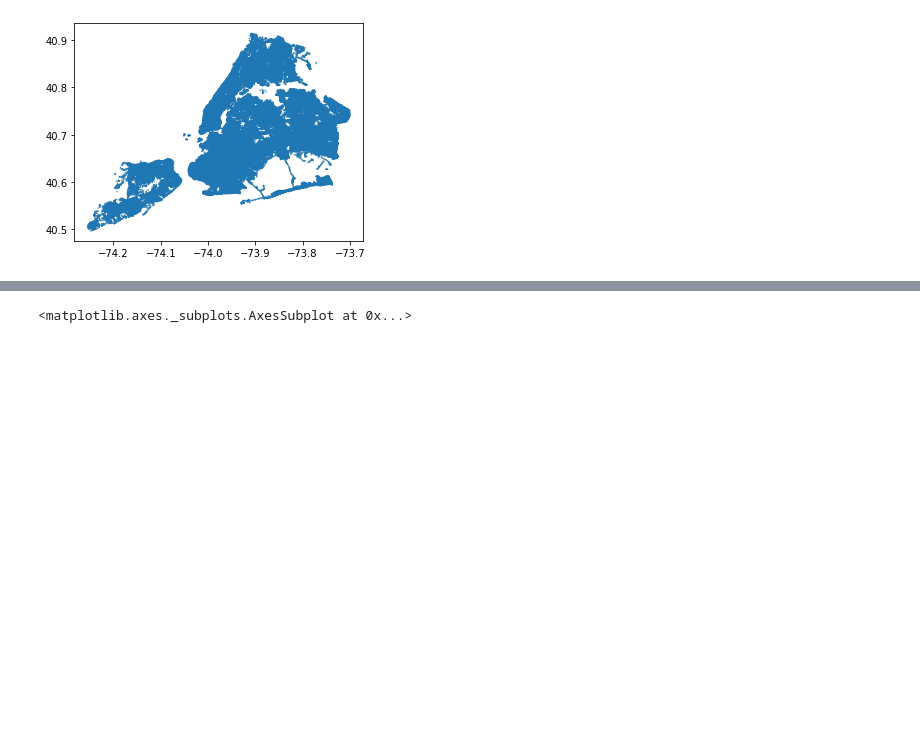
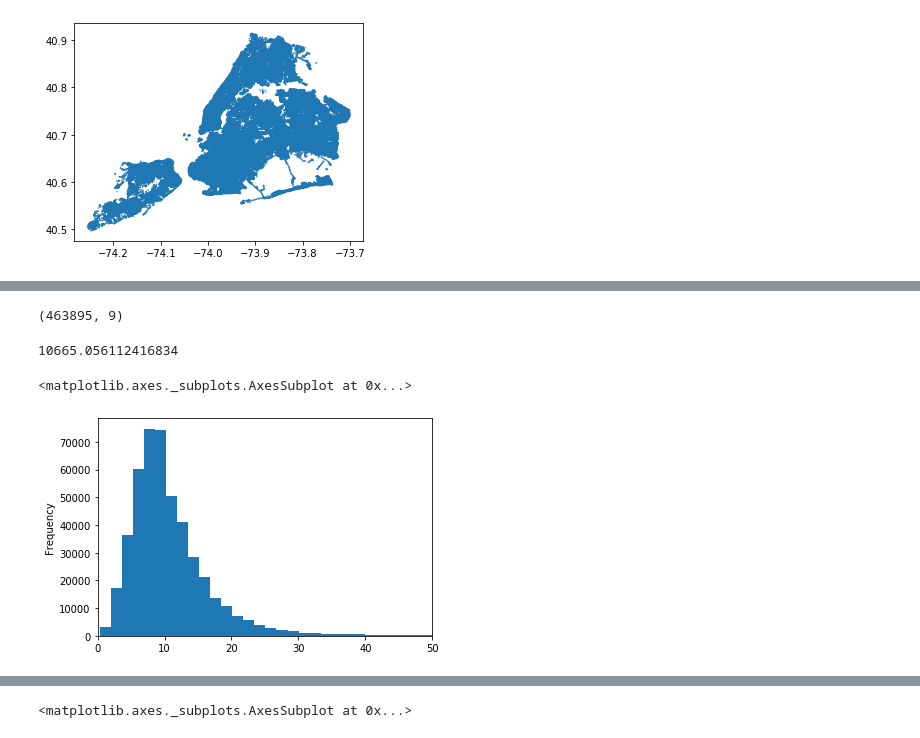
Before and after one commit to meliharvey/sidewalkwidths-nyc, a Jupyter notebook: notebooks/sidewalks.ipynb, the cells around one changed output, grey strips where cells are left out. Drawn from its saved outputs; the diff is of its cells as text; code cells hidden in the pictures; blank space fills up the shorter version.

```diff
--- a/notebooks/sidewalks.ipynb
+++ b/notebooks/sidewalks.ipynb
@@ -268,0 +299,3 @@ with open('sidewalks_nyc.geojson', 'w') as f:
+# %%
+overlayed['length'] = df_nyc['geometry'].length
+overlayed.head()
@@ -268,0 +309,6 @@ with open('sidewalks_nyc.geojson', 'w') as f:
+# %%
+def meters_to_miles(value):
+    return value * 0.000621371
+# %%
+overlayed['length'] = overlayed['length'].apply(meters_to_miles)
+overlayed.head()
@@ -268,0 +322,13 @@ with open('sidewalks_nyc.geojson', 'w') as f:
+# %%
+overlayed.shape #number of sidewalk lines
+# %% [output]
+(463895, 9)
+# %%
+overlayed['length'].sum() #total length of sidewalks
+# %% [output]
+10665.056112416834
+# %%
+overlayed['width'].plot.hist(bins=100, xlim=(0,50)) #distribution of widths
+# %% [output]
+<matplotlib.axes._subplots.AxesSubplot at 0x...>
+[figure, added]
```
Also changed, not shown: parts of 34 cells of this notebook, 15 other files.
